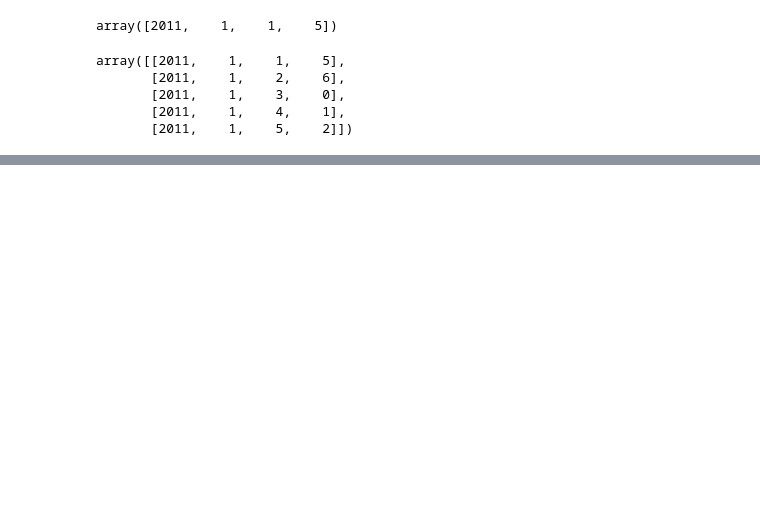
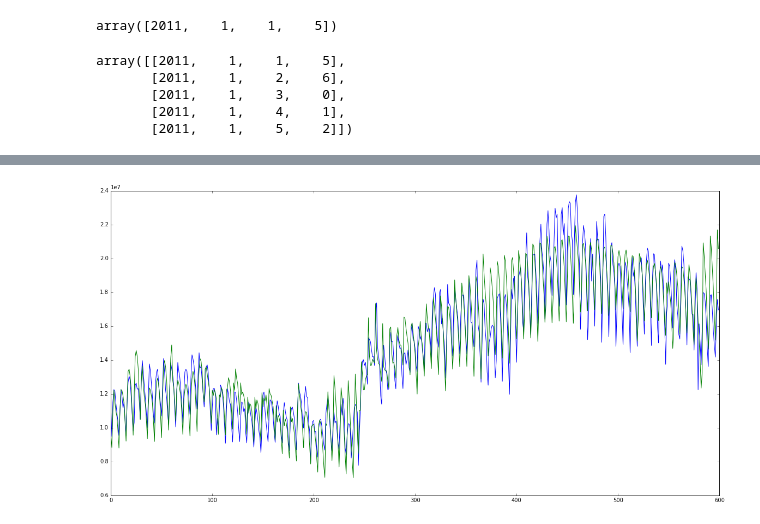
Before and after one commit to rezpe/Search-Forecast-with-TPOT, a Jupyter notebook: TPOT Search.ipynb, the cells around one changed output, grey strips where cells are left out. Cells and saved outputs as stored; diff of their text form; code cells hidden in the pictures; blank space fills up the shorter version.

```diff
--- a/TPOT Search.ipynb
+++ b/TPOT Search.ipynb
@@ -151,0 +161,17 @@ tpot.export("searchpred.py")
+# %%
+from sklearn.preprocessing import PolynomialFeatures
+from sklearn.linear_model import LinearRegression
+from sklearn.pipeline import Pipeline
+
+model = Pipeline([('poly', PolynomialFeatures(degree=5)),('linear', LinearRegression(fit_intercept=False))])
+# fit to an order-3 polynomial data
+model = model.fit(x_i, y_i)
+# %%
+submission = model.predict(x)
+# %%
+plt.figure(figsize=(20,10))
+plt.plot(y)
+plt.plot(submission)
+plt.show()
+# %% [output]
+[figure, added]
```
Also changed, not shown: parts of 13 cells of this notebook, 1 other file.
